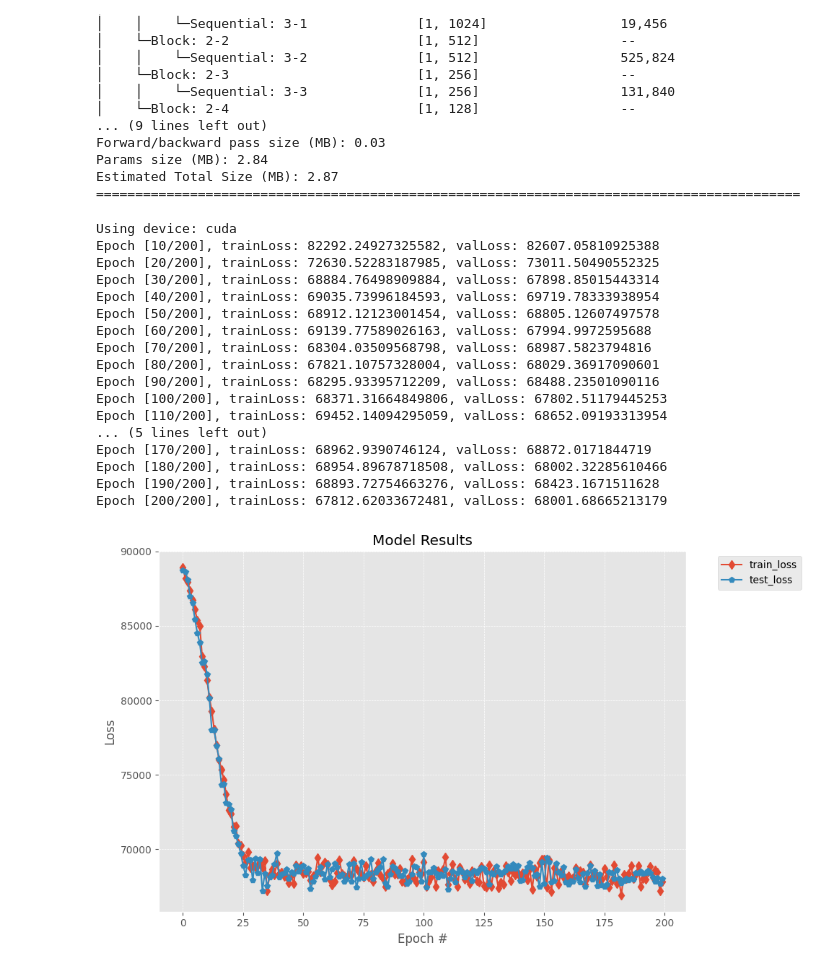
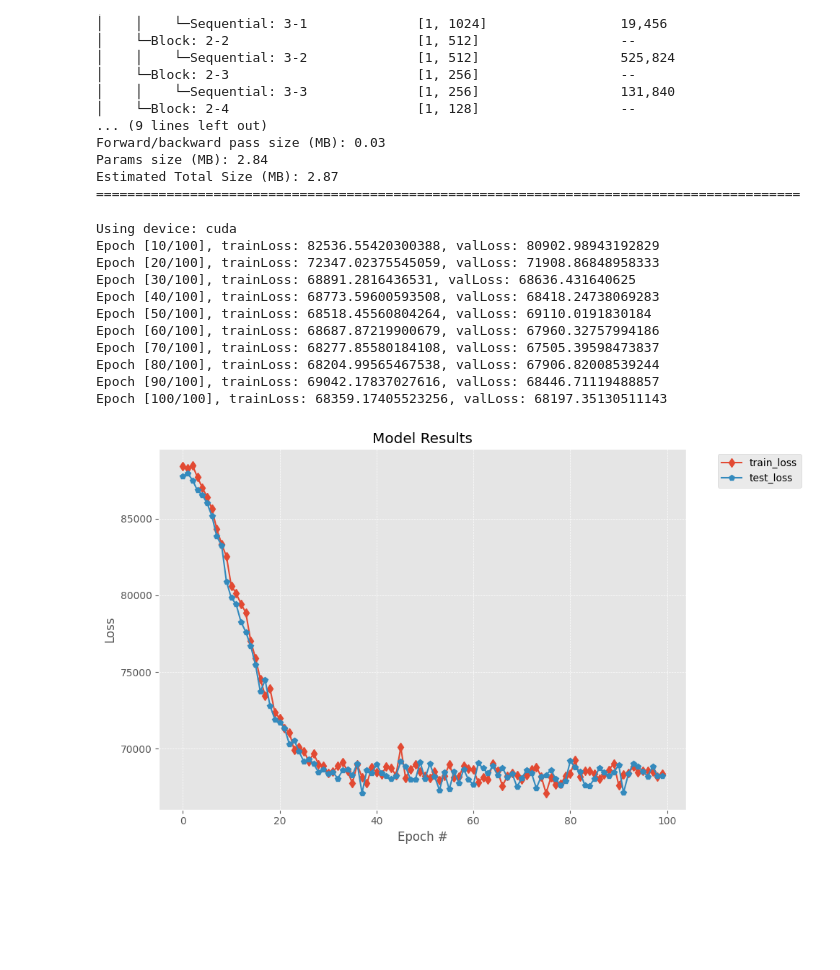
Before and after one commit to Sabya2/Kaggle_Playground-Series, a Jupyter notebook: tps-september2024-s4e9-dl.ipynb, the cells around one changed output. Drawn from its saved outputs; the diff is of its cells as text; code cells hidden in the pictures; blank space fills up the shorter version.

```diff
--- a/tps-september2024-s4e9-dl.ipynb
+++ b/tps-september2024-s4e9-dl.ipynb
@@ -519,55 +509,49 @@ def plotResults(_train_loss, _test_loss):
 import time
 train_loss = []
 val_loss = []
-Num_epochs = 200
+Num_epochs = 100
 input_dim = X_train.shape[1]
 # Check if CUDA is available and set device
 device = torch.device("cuda" if torch.cuda.is_available() else "cpu")
 print(f"Using device: {device}")
 model = carPriceNN_1(input_dim).to(device)
 criterion = nn.MSELoss()
 optimizer = optim.Adam(model.parameters(), lr=0.001)
 scheduler = optim.lr_scheduler.ReduceLROnPlateau(optimizer, factor = 0.1, patience = 5)
 
 for epoch in range(Num_epochs):
     loss = train(epoch, trainLoader, criterion, model, device = device)
     train_loss.append(loss)
 
     loss = val(epoch, trainLoader, criterion, model, device = device)
     val_loss.append(loss)
 
     if (epoch+1)%10 == 0:
         print(f"Epoch [{epoch+1}/{Num_epochs}], trainLoss: {train_loss[epoch]}, valLoss: {val_loss[epoch]}")
 
 plotResults(train_loss, val_loss)
 # Predict on the test set
 model.eval()
 with torch.no_grad():
     X_test_tensor = _test.to(device)
     test_predictions = model(X_test_tensor).squeeze().cpu().numpy()
 
 # Prepare the submission file
 submission['price'] = test_predictions
 submission.to_csv(f'{model.__class__.__name__}_submission.csv', index=False)
 # %% [output]
 Using device: cuda
-Epoch [10/200], trainLoss: 82292.24927325582, valLoss: 82607.05810925388
-Epoch [20/200], trainLoss: 72630.52283187985, valLoss: 73011.50490552325
-Epoch [30/200], trainLoss: 68884.76498909884, valLoss: 67898.85015443314
-Epoch [40/200], trainLoss: 69035.73996184593, valLoss: 69719.78333938954
-Epoch [50/200], trainLoss: 68912.12123001454, valLoss: 68805.12607497578
-Epoch [60/200], trainLoss: 69139.77589026163, valLoss: 67994.9972595688
-Epoch [70/200], trainLoss: 68304.03509568798, valLoss: 68987.5823794816
-Epoch [80/200], trainLoss: 67821.10757328004, valLoss: 68029.36917090601
-Epoch [90/200], trainLoss: 68295.93395712209, valLoss: 68488.23501090116
-Epoch [100/200], trainLoss: 68371.31664849806, valLoss: 67802.51179445253
-Epoch [110/200], trainLoss: 69452.14094295059, valLoss: 68652.09193313954
-... (5 lines left out)
-Epoch [170/200], trainLoss: 68962.9390746124, valLoss: 68872.0171844719
-Epoch [180/200], trainLoss: 68954.89678718508, valLoss: 68002.32285610466
-Epoch [190/200], trainLoss: 68893.72754663276, valLoss: 68423.1671511628
-Epoch [200/200], trainLoss: 67812.62033672481, valLoss: 68001.68665213179
+Epoch [10/100], trainLoss: 82536.55420300388, valLoss: 80902.98943192829
+Epoch [20/100], trainLoss: 72347.02375545059, valLoss: 71908.86848958333
+Epoch [30/100], trainLoss: 68891.2816436531, valLoss: 68636.431640625
+Epoch [40/100], trainLoss: 68773.59600593508, valLoss: 68418.24738069283
+Epoch [50/100], trainLoss: 68518.45560804264, valLoss: 69110.0191830184
+Epoch [60/100], trainLoss: 68687.87219900679, valLoss: 67960.32757994186
+Epoch [70/100], trainLoss: 68277.85580184108, valLoss: 67505.39598473837
+Epoch [80/100], trainLoss: 68204.99565467538, valLoss: 67906.82008539244
+Epoch [90/100], trainLoss: 69042.17837027616, valLoss: 68446.71119488857
+Epoch [100/100], trainLoss: 68359.17405523256, valLoss: 68197.35130511143
-[figure, old version]
+[figure, new version]
 # %%
 import time
 train_loss = []
```
Also changed, not shown: parts of 11 cells of this notebook.
